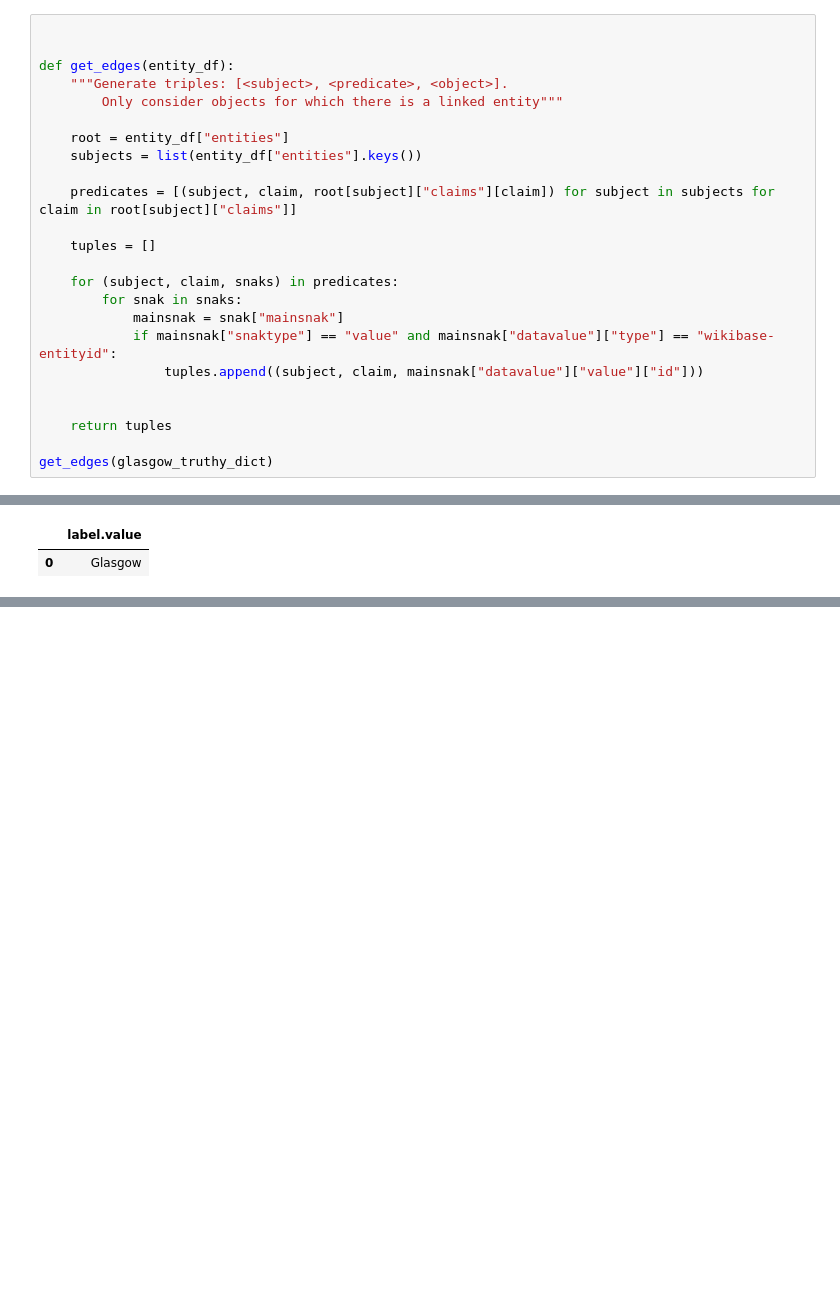
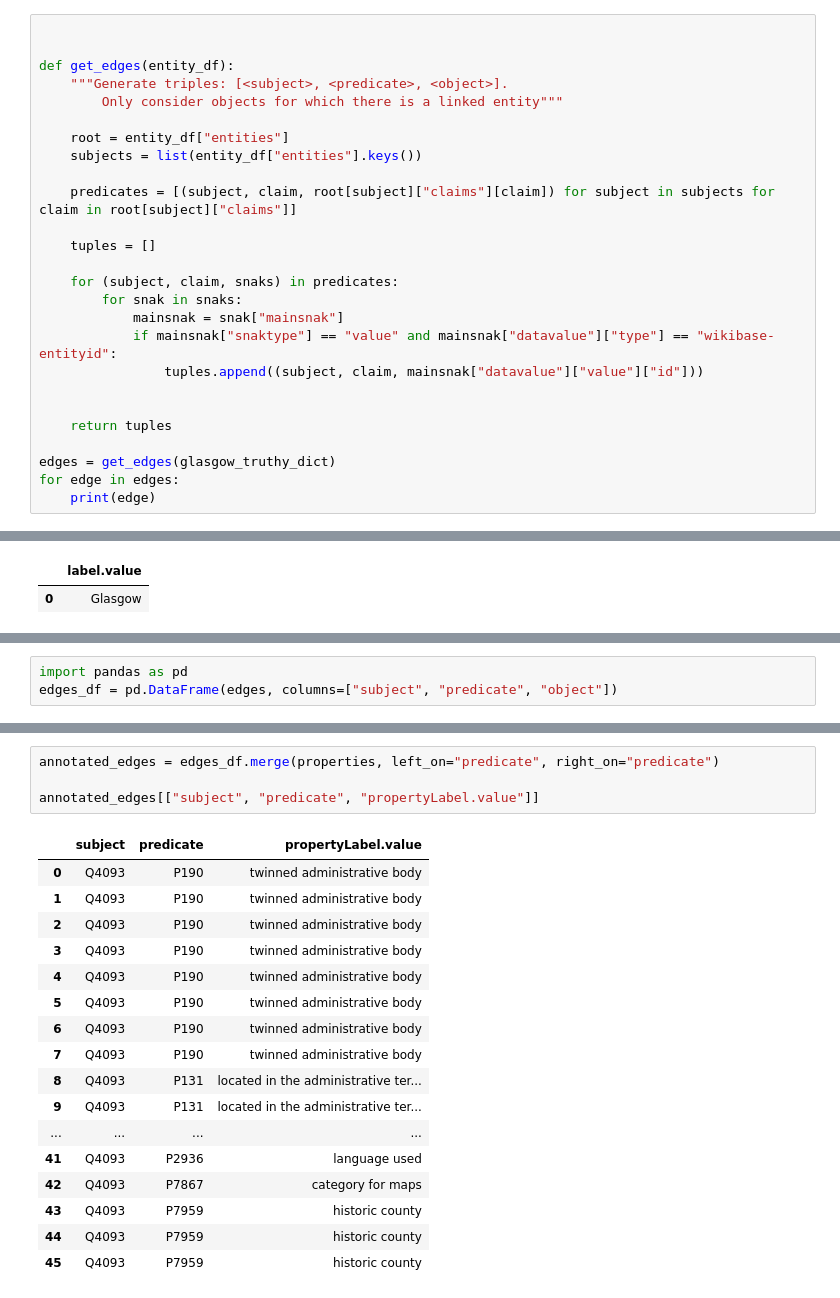
Before and after one commit to erolm-a/colla-framework, a Jupyter notebook: notebooks/WikidataTuples.ipynb, the cells around one changed output, grey strips where cells are left out. Saved outputs shown, nothing was run; the diff lists cells and outputs as text; blank space fills up the shorter version.

```diff
--- a/notebooks/WikidataTuples.ipynb
+++ b/notebooks/WikidataTuples.ipynb
@@ -41,5 +35,7 @@ def get_edges(entity_df):
 
     return tuples
 
-get_edges(glasgow_truthy_dict)
+edges = get_edges(glasgow_truthy_dict)
+for edge in edges:
+    print(edge)
 # %% [output]
@@ -132,0 +80,3 @@ annotate_property(["P6", "P10"])
+# %%
+import pandas as pd
+edges_df = pd.DataFrame(edges, columns=["subject", "predicate", "object"])
@@ -132,0 +108,22 @@ annotate_property(["P6", "P10"])
+# %%
+annotated_edges = edges_df.merge(properties, left_on="predicate", right_on="predicate")
+
+annotated_edges[["subject", "predicate", "propertyLabel.value"]]
+# %% [output]
+|  | subject | predicate | propertyLabel.value |
+| 0 | Q4093 | P190 | twinned administrative body |
+| 1 | Q4093 | P190 | twinned administrative body |
+| 2 | Q4093 | P190 | twinned administrative body |
+| 3 | Q4093 | P190 | twinned administrative body |
+| 4 | Q4093 | P190 | twinned administrative body |
+| 5 | Q4093 | P190 | twinned administrative body |
+| 6 | Q4093 | P190 | twinned administrative body |
+| 7 | Q4093 | P190 | twinned administrative body |
+| 8 | Q4093 | P131 | located in the administrative ter... |
+| 9 | Q4093 | P131 | located in the administrative ter... |
+| ... | ... | ... | ... |
+| 41 | Q4093 | P2936 | language used |
+| 42 | Q4093 | P7867 | category for maps |
+| 43 | Q4093 | P7959 | historic county |
+| 44 | Q4093 | P7959 | historic county |
+| 45 | Q4093 | P7959 | historic county |
```
Also changed, not shown: parts of 17 cells of this notebook, 4 other files.
